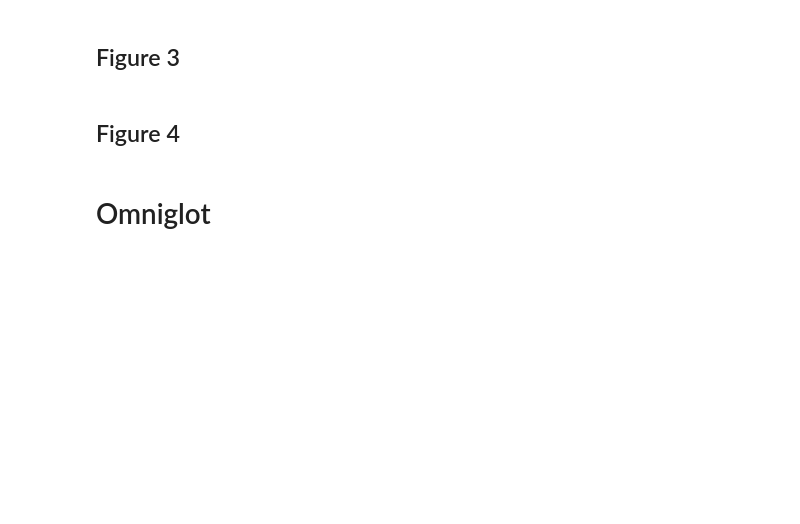
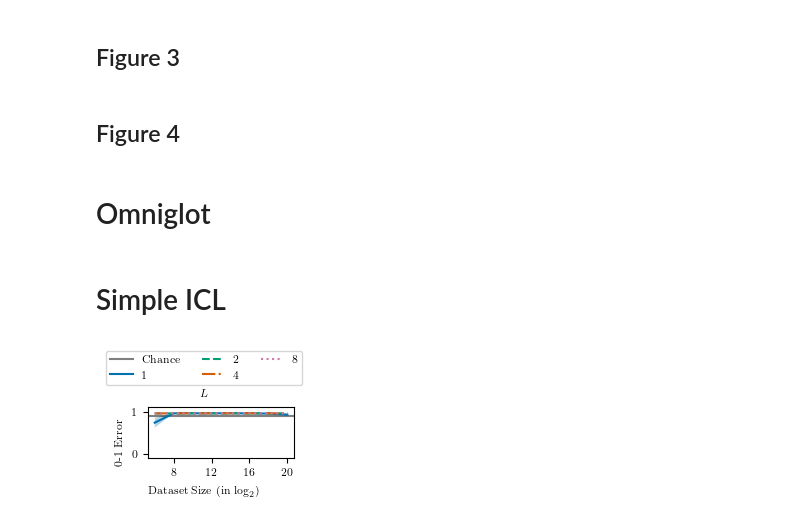
Before and after one commit to chanb/simple_icl, a Jupyter notebook: plot_utils/paper_merge_plots.ipynb, the cells around one changed output. Saved outputs shown, nothing was run; the diff lists cells and outputs as text; code cells hidden in the pictures; blank space fills up the shorter version.

```diff
--- a/plot_utils/paper_merge_plots.ipynb
+++ b/plot_utils/paper_merge_plots.ipynb
@@ -812,3 +691,65 @@ ax.legend(
 )
 
 plt.savefig("omniglot-misc-icl_analysis.pdf", dpi=600, format="pdf", bbox_inches="tight")
+# %% [markdown]
+# Simple ICL
+# %%
+num_contexts_data = pickle.load(open("/Users/chanb/research/ualberta/icl/simple_icl/plot_utils/plots/data/synthetic-simple_icl-num_contexts-num_contexts-icl_only.pkl", "rb"))
+# %%
+num_contextss = np.unique([key[1] for key in num_contexts_data.keys()])
+# %%
+dataset_scale = np.log2
+dataset_unit = "(in $\\log_{2}$)"
+num_seeds = 5
+chance_error = 9/10
+
+num_rows = 1
+num_cols = 1
+
+map_ls = {
+    1: "-",
+    2: "--",
+    4: "-.",
+    8: ":",
+    16: (0, (3, 1, 1, 1, 1, 1)),
+}
+
+num_contexts_dataset_sizes = [64, 256, 1024, 4096, 16384, 65536, 262144, 1048576]
+
+
+model_types = ["iw_predictor", "ic_predictor", "alpha"]
+
+fig, ax = plt.subplots(
+    num_rows,
+    num_cols,
+    figsize=set_size(doc_width_pt, 0.3, (num_rows, num_cols), use_golden_ratio=True),
+    layout="constrained",
+)
+
+ax.axhline(chance_error, label="Chance", c="black", linestyle="-", alpha=0.5)
+
+for num_contexts in num_contextss:
+    losses_mean = num_contexts_data[("alpha", num_contexts)]["mean"]
+    losses_std = num_contexts_data[("alpha", num_contexts)]["std"]
+    ax.plot(dataset_scale(np.array(num_contexts_dataset_sizes)), losses_mean, label=num_contexts, linestyle=map_ls[num_contexts])
+    ax.fill_between(dataset_scale(np.array(num_contexts_dataset_sizes)), losses_mean - losses_std, losses_mean + losses_std, alpha=0.3)
+
+ax.set_ylim(-0.1, 1.1)
+loc = plticker.MultipleLocator(base=4.0) # this locator puts ticks at regular intervals
+ax.xaxis.set_major_locator(loc)
+# ax.set_yticks([])
+
+fig.suptitle("$L$", fontsize="8",)
+fig.supylabel("0-1 Error", fontsize="8",)
+fig.supxlabel("Dataset Size {}".format(dataset_unit), fontsize="8",)
+fig.legend(
+    bbox_to_anchor=(0.0, 1.0, 1.0, 0.0),
+    loc="lower center",
+    ncols=3,
+    borderaxespad=0.0,
+    frameon=True,
+    fontsize="8",
+)
+plt.savefig("synthetic-simple_icl-num_contexts-icl_analysis.pdf", dpi=600, format="pdf", bbox_inches="tight")
+# %% [output]
+[figure, added]
```
Also changed, not shown: parts of 7 cells of this notebook, 8 other files.
